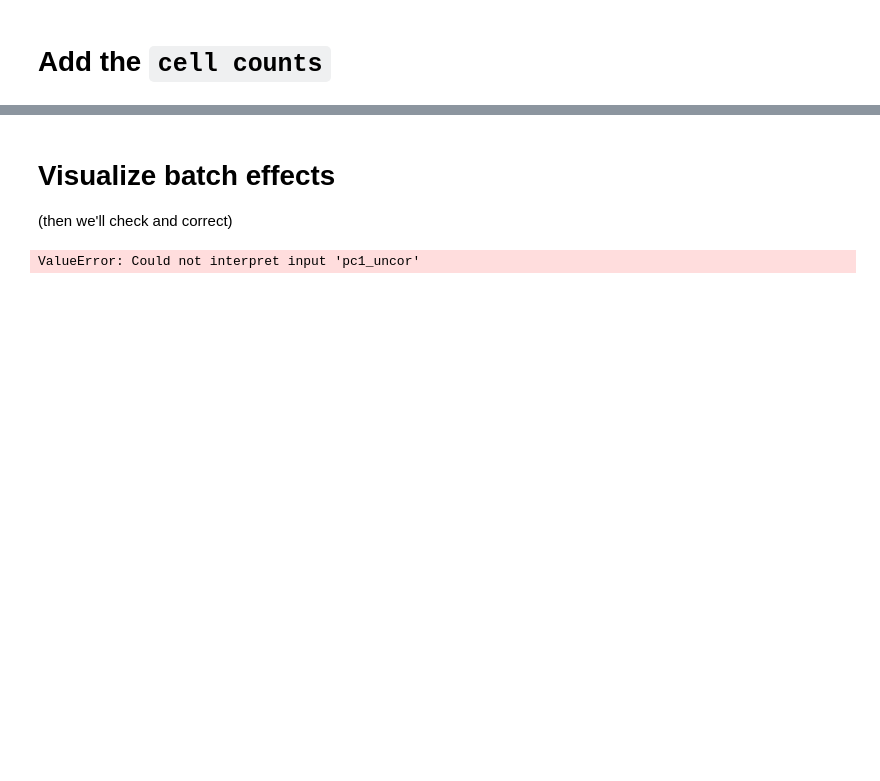
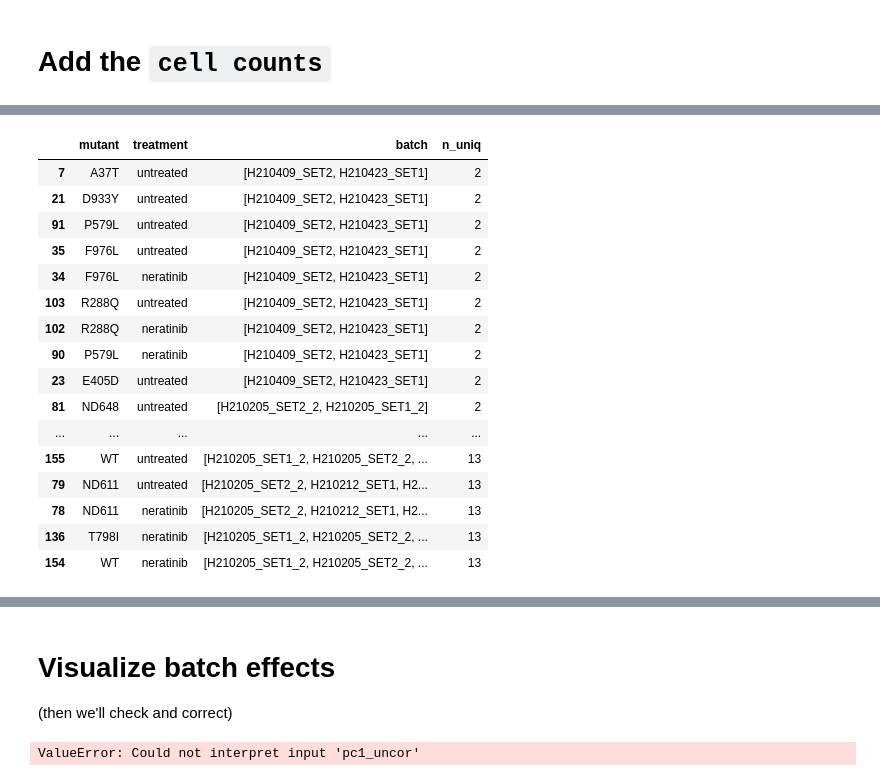
Before and after one commit to nathanieljevans/live_cell_reporter_imaging, a Jupyter notebook: tutorial.ipynb, the cells around one changed output, grey strips where cells are left out. Saved outputs shown, nothing was run; the diff lists cells and outputs as text; code cells hidden in the pictures; blank space fills up the shorter version.

Commit message:
added data dict

```diff
--- a/tutorial.ipynb
+++ b/tutorial.ipynb
@@ -100,9 +100,3 @@ length of time series AFTER removing time points with NA 135
 data_ctrls = lib.plot_reporter_batch_effects(data, args, clover_sel, mscarl_sel, save=None)
 # %% [output]
 [figure]
-# %%
-batch_lvls = ['NONE'] + sorted(list(data_ctrls.dataset.unique())) # have to include None as a level to enforce one-hot encoding for batches (otherwise the first batch will be used as level zero and not included)
-
-# any reason to include treatment or cell_line ?
-#y, X = dmatrices('value ~ C(dataset, levels=batch_lvls)', data=data_ctrls, return_type='dataframe')
-y, X = dmatrices('reporter_value ~ dataset', data=data_ctrls, return_type='dataframe')
@@ -258,4 +141,4 @@ PC shape: (252, 2)
 # Add the `cell counts`
 # %%
 cell_cnts = data.groupby(['mutant', 'drug', 'dataset'])['track_index'].count().reset_index().rename({'track_index':'cell_count'}, axis=1).assign(dataset=lambda x: x.dataset.str.upper())
-res = res.merge(cell_cnts, left_on=['mutant', 'treatment', 'batch'], right_on=['mutant', 'drug', 'dataset'], how='left', validate='1:1').drop(['drug', 'dataset'], axis=1)
+cell_cnts
@@ -261,0 +175,3 @@ res = res.merge(cell_cnts, left_on=['mutant', 'treatment', 'batch'], right_on=['
+# %%
+res2 = res.merge(cell_cnts, left_on=['mutant', 'treatment', 'batch'], right_on=['mutant', 'drug', 'dataset'], how='left', validate='1:1').drop(['drug', 'dataset'], axis=1)
+res2
@@ -261,0 +192,20 @@ res = res.merge(cell_cnts, left_on=['mutant', 'treatment', 'batch'], right_on=['
+# %%
+res2.groupby(['mutant', 'treatment'])['batch'].unique().reset_index().assign(n_uniq = lambda y: [len(x) for x in y.batch]).sort_values('n_uniq').tail(20)
+# %% [output]
+|  | mutant | treatment | batch | n_uniq |
+| 7 | A37T | untreated | [H210409_SET2, H210423_SET1] | 2 |
+| 21 | D933Y | untreated | [H210409_SET2, H210423_SET1] | 2 |
+| 91 | P579L | untreated | [H210409_SET2, H210423_SET1] | 2 |
+| 35 | F976L | untreated | [H210409_SET2, H210423_SET1] | 2 |
+| 34 | F976L | neratinib | [H210409_SET2, H210423_SET1] | 2 |
+| 103 | R288Q | untreated | [H210409_SET2, H210423_SET1] | 2 |
+| 102 | R288Q | neratinib | [H210409_SET2, H210423_SET1] | 2 |
+| 90 | P579L | neratinib | [H210409_SET2, H210423_SET1] | 2 |
+| 23 | E405D | untreated | [H210409_SET2, H210423_SET1] | 2 |
+| 81 | ND648 | untreated | [H210205_SET2_2, H210205_SET1_2] | 2 |
+| ... | ... | ... | ... | ... |
+| 155 | WT | untreated | [H210205_SET1_2, H210205_SET2_2, ... | 13 |
+| 79 | ND611 | untreated | [H210205_SET2_2, H210212_SET1, H2... | 13 |
+| 78 | ND611 | neratinib | [H210205_SET2_2, H210212_SET1, H2... | 13 |
+| 136 | T798I | neratinib | [H210205_SET1_2, H210205_SET2_2, ... | 13 |
+| 154 | WT | neratinib | [H210205_SET1_2, H210205_SET2_2, ... | 13 |
```
Also changed, not shown: parts of 15 cells of this notebook, 3 other files.
